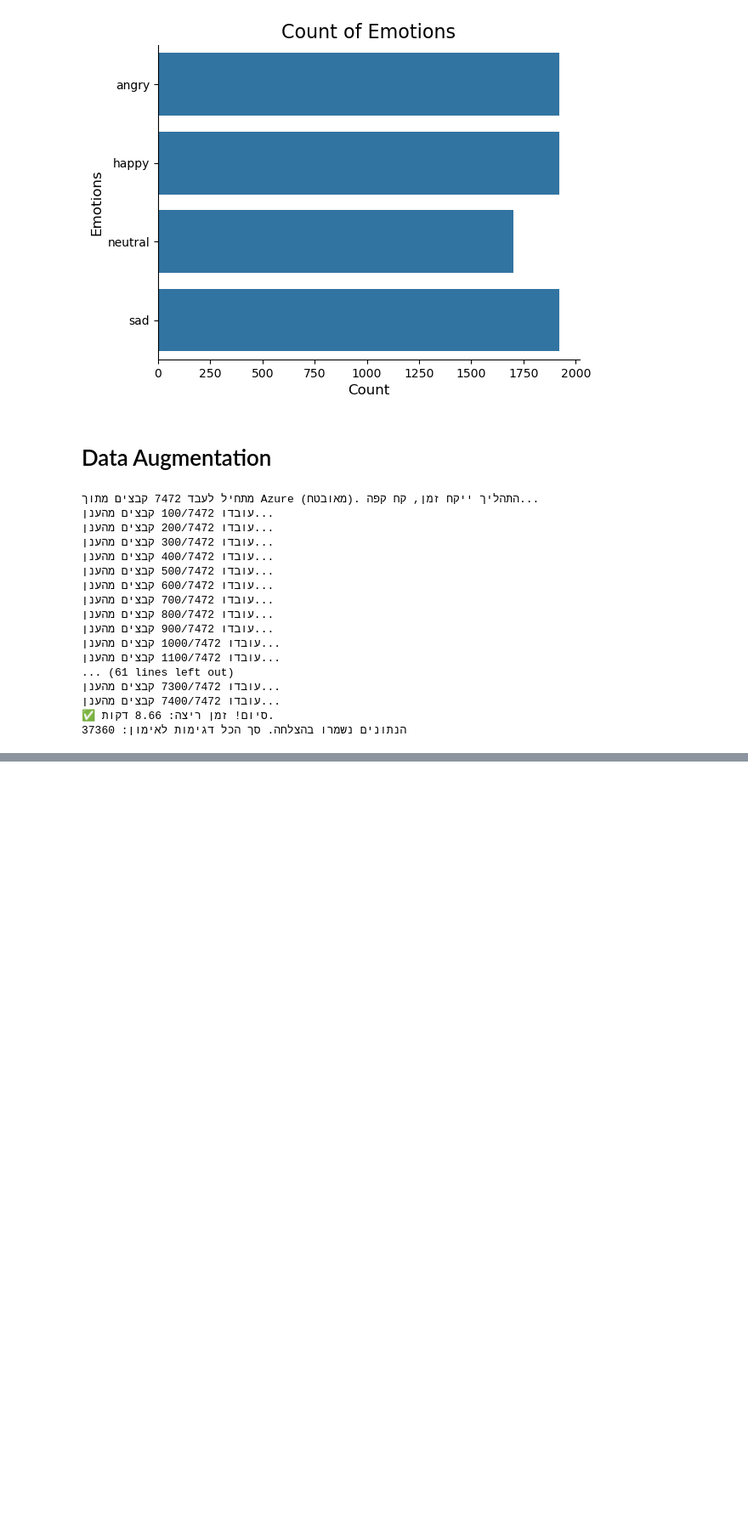
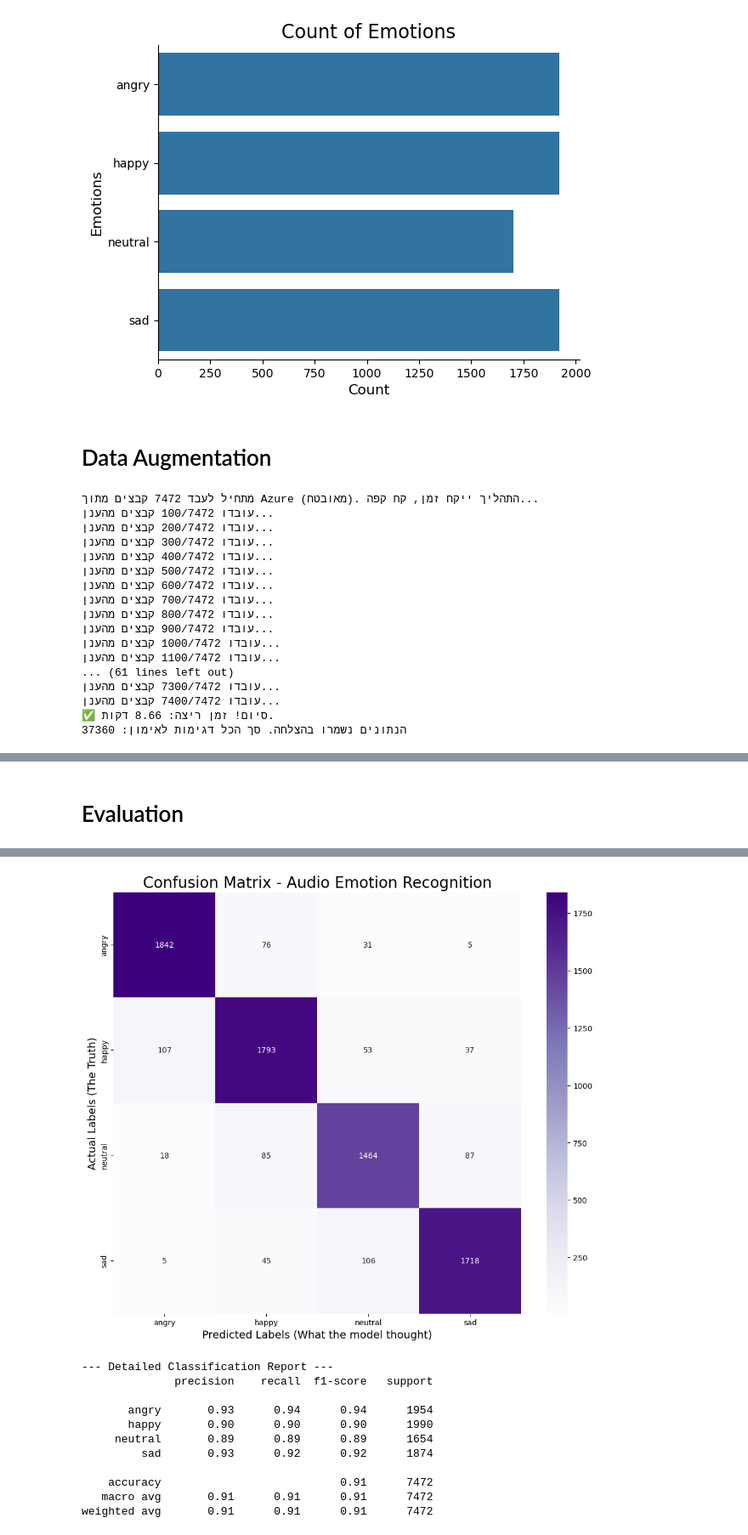
Before and after one commit to LiadVardi/VoiceBased-Al-for-Agent-Role-Fit-Analysis, a Jupyter notebook: VoiceBasedAi.ipynb, the cells around one changed output, grey strips where cells are left out. Shown at 85% size. Drawn from its saved outputs; the diff is of its cells as text; code cells hidden in the pictures; blank space fills up the shorter version.

Commit message:
Done Modeling

```diff
--- a/VoiceBasedAi.ipynb
+++ b/VoiceBasedAi.ipynb
@@ -405,0 +534,13 @@ print(f"הנתונים נשמרו בהצלחה. סך הכל דגימות לאי
+# %%
+from tensorflow.keras.callbacks import ModelCheckpoint, EarlyStopping, ReduceLROnPlateau
+
+
+
+model_checkpoint = ModelCheckpoint('best_cnn_weights.h5', monitor='val_accuracy', save_best_only=True, verbose=1) #checkpoint- save the best model and delete the rest
+
+#Early Stopping: Stops training if the model doesn't improve for 10 epochs
+early_stop = EarlyStopping(monitor='val_accuracy', mode='max', patience=10, restore_best_weights=True, verbose=1)
+
+lr_reduction = ReduceLROnPlateau(monitor='val_accuracy', patience=5, verbose=1, factor=0.5, min_lr=0.00001) #if the model doesn't improve for 5 epochs, reduce the steps by 50% (gradient descent)
+
+print("Callbacks are ready!")
@@ -405,0 +667,30 @@ print(f"הנתונים נשמרו בהצלחה. סך הכל דגימות לאי
+# %% [markdown]
+# Evaluation
+# %%
+from sklearn.metrics import confusion_matrix, classification_report
+import seaborn as sns
+import pandas as pd
+import matplotlib.pyplot as plt
+
+
+pred_test = model.predict(x_testcnn)
+
+y_pred_labels = encoder.inverse_transform(pred_test)
+y_test_labels = encoder.inverse_transform(y_test)
+
+cm = confusion_matrix(y_test_labels, y_pred_labels)
+
+labels = encoder.categories_[0]
+
+plt.figure(figsize=(12, 10))
+sns.heatmap(cm, annot=True, fmt='d', cmap='Purples',
+            xticklabels=labels, yticklabels=labels)
+
+plt.title('Confusion Matrix - Audio Emotion Recognition', size=20)
+plt.xlabel('Predicted Labels (What the model thought)', size=14)
+plt.ylabel('Actual Labels (The Truth)', size=14)
+plt.show()
+
+print("\n--- Detailed Classification Report ---")
+print(classification_report(y_test_labels, y_pred_labels))
+# %% [output]
@@ -405,0 +698,12 @@ print(f"הנתונים נשמרו בהצלחה. סך הכל דגימות לאי
+[figure, added]
+--- Detailed Classification Report ---
+              precision    recall  f1-score   support
+
+       angry       0.93      0.94      0.94      1954
+       happy       0.90      0.90      0.90      1990
+     neutral       0.89      0.89      0.89      1654
+         sad       0.93      0.92      0.92      1874
+
+    accuracy                           0.91      7472
+   macro avg       0.91      0.91      0.91      7472
+weighted avg       0.91      0.91      0.91      7472
```
Also changed, not shown: parts of 18 cells of this notebook, 5 other files.
